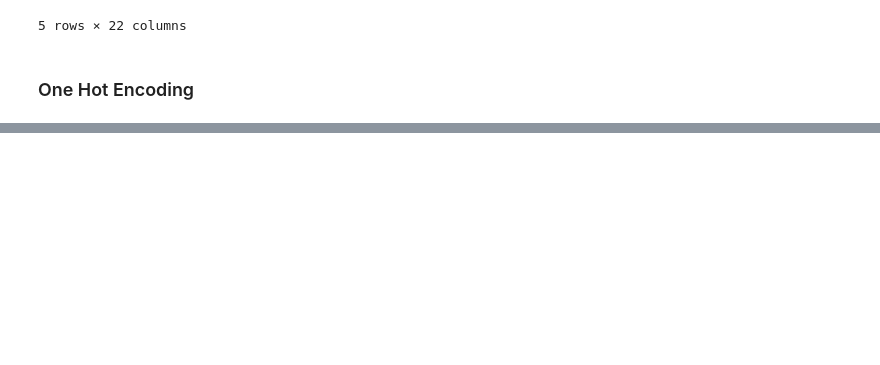
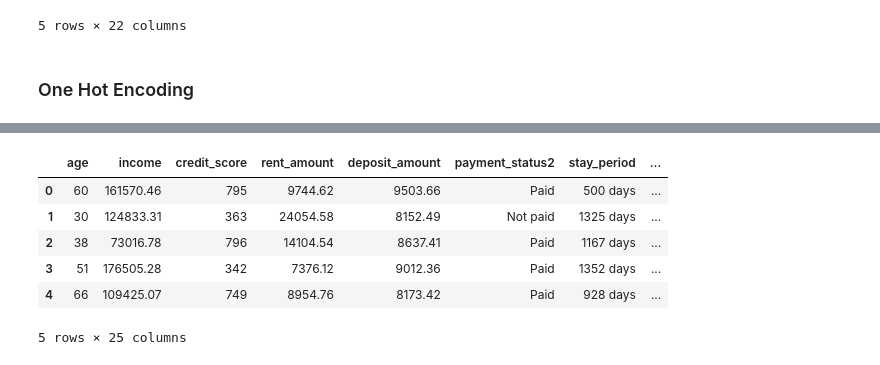
Before and after one commit to LEE-NANGI/caretaker-predictiveAnalysis, a Jupyter notebook: Untitled-1.ipynb, the cells around one changed output, grey strips where cells are left out. Saved outputs shown, nothing was run; the diff lists cells and outputs as text; code cells hidden in the pictures; blank space fills up the shorter version.

```diff
--- a/Untitled-1.ipynb
+++ b/Untitled-1.ipynb
@@ -310,0 +336,3 @@ df.head()
+# %%
+columns_to_drop = ['property_location', 'tenant_id', 'name', 'email', 'phone', 'job_title', 'employer_name', 'property_id', 'lease_start_date', 'lease_end_date']
+df.drop(columns_to_drop, axis=1, inplace=True)
@@ -310,0 +370,30 @@ df.head()
+# %%
+from sklearn.preprocessing import OneHotEncoder
+
+# List of categorical columns
+categorical_columns = [
+    'marital_status', 'employment_status', 'previous_rental_history',
+    'property_type', 'payment_status'
+    ]
+
+# Create OneHotEncoder instance
+ohe = OneHotEncoder(sparse_output=False)
+
+# Fit and transform the categorical columns
+encoded_data = ohe.fit_transform(df[categorical_columns])
+
+# Create DataFrame with the encoded data
+encoded_df = pd.DataFrame(encoded_data, columns=ohe.get_feature_names_out(categorical_columns))
+
+# Concatenate encoded DataFrame with the original DataFrame, dropping the original categorical columns
+df = pd.concat([df.drop(columns=categorical_columns), encoded_df], axis=1)
+# %%
+df.head()
+# %% [output]
+|  | age | income | credit_score | rent_amount | deposit_amount | payment_status2 | stay_period | ... |
+| 0 | 60 | 161570.46 | 795 | 9744.62 | 9503.66 | Paid | 500 days | ... |
+| 1 | 30 | 124833.31 | 363 | 24054.58 | 8152.49 | Not paid | 1325 days | ... |
+| 2 | 38 | 73016.78 | 796 | 14104.54 | 8637.41 | Paid | 1167 days | ... |
+| 3 | 51 | 176505.28 | 342 | 7376.12 | 9012.36 | Paid | 1352 days | ... |
+| 4 | 66 | 109425.07 | 749 | 8954.76 | 8173.42 | Paid | 928 days | ... |
+5 rows × 25 columns
```
Also changed, not shown: parts of 21 cells of this notebook, 1 other file.
